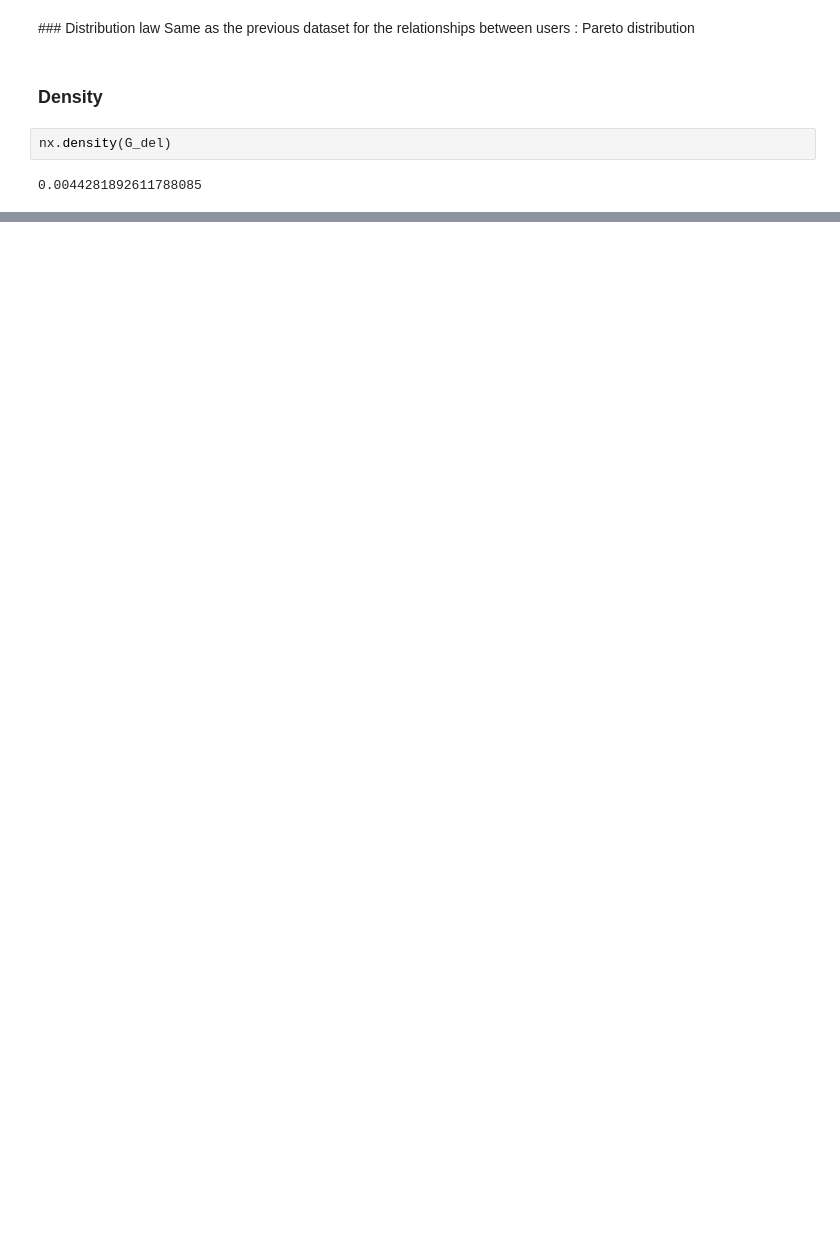
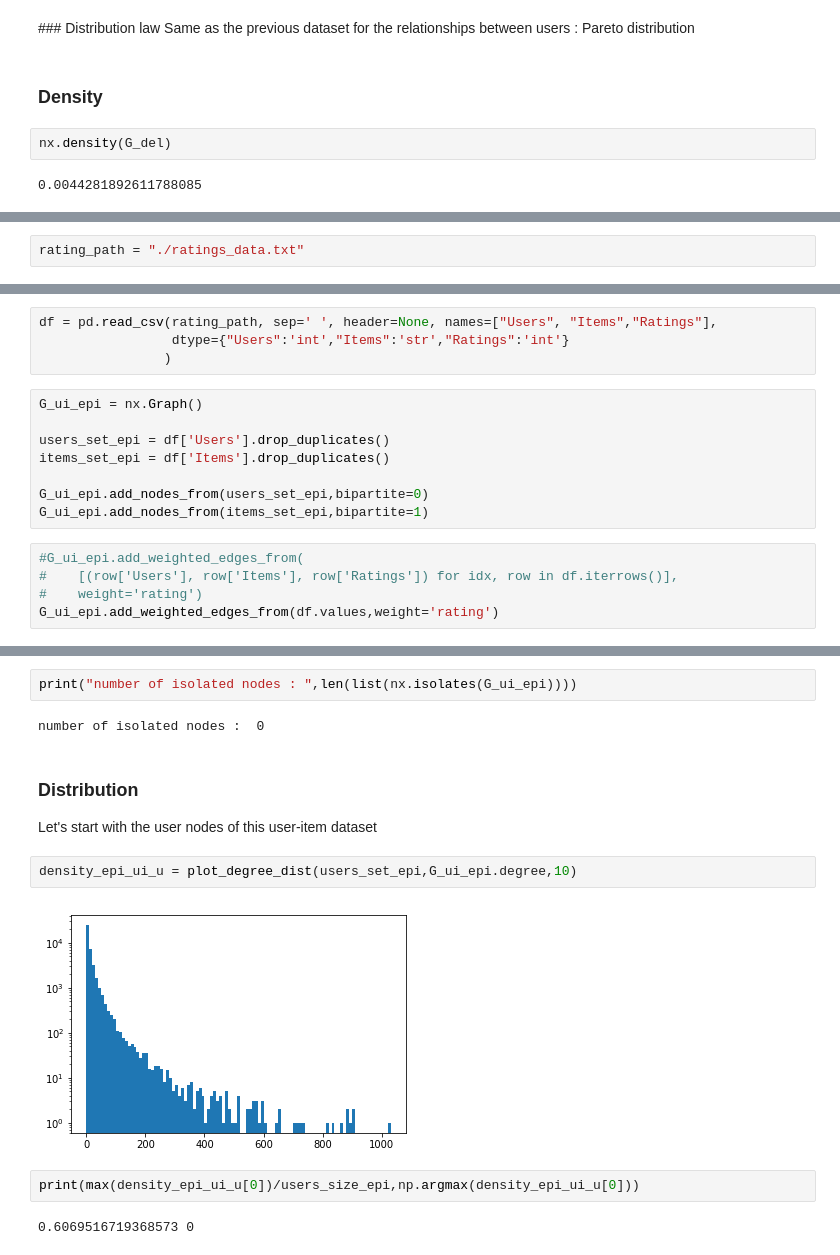
Before and after one commit to Monkeekee/Social-Regularization-Mini-Project-MC, a Jupyter notebook: dataset_analysis.ipynb, the cells around one changed output, grey strips where cells are left out. Cells and saved outputs as stored; diff of their text form; blank space fills up the shorter version.

```diff
--- a/dataset_analysis.ipynb
+++ b/dataset_analysis.ipynb
@@ -141,0 +181,2 @@ but a lot less that what we estimated in Epinions.
+# %%
+rating_path = "./ratings_data.txt"
@@ -141,0 +188,17 @@ but a lot less that what we estimated in Epinions.
+# %%
+df = pd.read_csv(rating_path, sep=' ', header=None, names=["Users", "Items","Ratings"],
+                 dtype={"Users":'int',"Items":'str',"Ratings":'int'}
+                )
+# %%
+G_ui_epi = nx.Graph()
+
+users_set_epi = df['Users'].drop_duplicates()
+items_set_epi = df['Items'].drop_duplicates()
+
+G_ui_epi.add_nodes_from(users_set_epi,bipartite=0)
+G_ui_epi.add_nodes_from(items_set_epi,bipartite=1)
+# %%
+#G_ui_epi.add_weighted_edges_from(
+#    [(row['Users'], row['Items'], row['Ratings']) for idx, row in df.iterrows()],
+#    weight='rating')
+G_ui_epi.add_weighted_edges_from(df.values,weight='rating')
@@ -141,0 +221,15 @@ but a lot less that what we estimated in Epinions.
+# %%
+print("number of isolated nodes : ",len(list(nx.isolates(G_ui_epi))))
+# %% [output]
+number of isolated nodes :  0
+# %% [markdown]
+### Distribution
+Let's start with the user nodes of this user-item dataset
+# %%
+density_epi_ui_u = plot_degree_dist(users_set_epi,G_ui_epi.degree,10)
+# %% [output]
+[figure, added]
+# %%
+print(max(density_epi_ui_u[0])/users_size_epi,np.argmax(density_epi_ui_u[0]))
+# %% [output]
+0.6069516719368573 0
```
Also changed, not shown: parts of 68 cells of this notebook.
